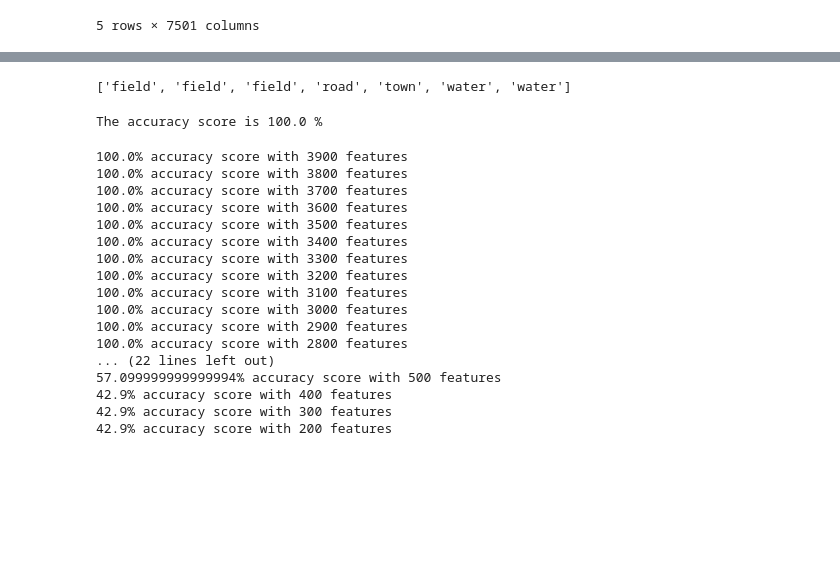
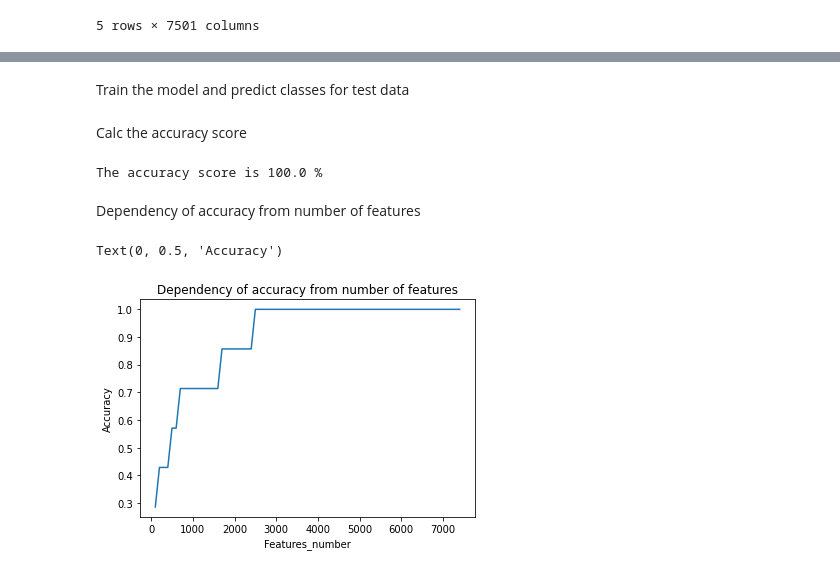
Before and after one commit to JavaStudentAlex/Pattern_Recognition_Theory, a Jupyter notebook: labs/lab1/lab1.ipynb, the cells around one changed output, grey strips where cells are left out. Cells and saved outputs as stored; diff of their text form; code cells hidden in the pictures; blank space fills up the shorter version.

```diff
--- a/labs/lab1/lab1.ipynb
+++ b/labs/lab1/lab1.ipynb
@@ -35,38 +49,62 @@ test_df.head()
+# %%
+class Classifier:
+    __classes_centers = None
+    __features = None
+
+    def fit(self, df: pd.DataFrame, train_features: list, target: str):
+        self.__features = train_features
+        self.__classes_centers = df.groupby(by=target).mean()[train_features]
+
+    def predict(self, df: pd.DataFrame):
+        predicted_classes = []
+        for current_measure_index in df.index:
+            current_measure = df.loc[current_measure_index, self.__features].values
+            current_predicted_class = self.__get_nearest_class(current_measure)
+            predicted_classes.append(current_predicted_class)
+        return predicted_classes
+
+    def __get_nearest_class(self, measure):
+        best_class_index = self.__get_best_class_index(measure)
+        return self.__classes_centers.index[best_class_index]
+
+    def __get_best_class_index(self, measure):
+        tilled_measure = np.tile(measure, (len(self.__classes_centers.index), 1))
+        difference = self.__classes_centers.values - tilled_measure
+        squares = np.square(difference)
+        sums = np.sum(squares, axis=1)
+        return np.argmin(sums)
+# %% [markdown]
+Train the model and predict classes for test data
 # %%
 model = Classifier()
 model.fit(train_df, features, "class")
 predicted_classes = model.predict(test_df)
-predicted_classes
-# %% [output]
-['field', 'field', 'field', 'road', 'town', 'water', 'water']
+# %% [markdown]
+Calc the accuracy score
 # %%
 real_classes = test_df["class"].values
 acc = accuracy_score(test_df["class"], predicted_classes)
 print(f"The accuracy score is {acc * 100} %")
 # %% [output]
 The accuracy score is 100.0 %
+# %% [markdown]
+Dependency of accuracy from number of features
 # %%
-for i in range(3900, 100, -100):
+features_numbers = []
+accuracy_values = []
+for i in range(100, 7500, 100):
     local_features_to_use = features[:i]
-    model.fit(train_df, local_features_to_use, "class")
-    local_predicted_classes = model.predict(test_df)
+    local_model = Classifier()
+    local_model.fit(train_df, local_features_to_use, "class")
+    local_predicted_classes = local_model.predict(test_df)
     local_acc = round(accuracy_score(real_classes, local_predicted_classes), 3)
-    print(f"{local_acc * 100}% accuracy score with {len(local_features_to_use)} features")
+    features_numbers.append(i)
+    accuracy_values.append(local_acc)
+
+plt.plot(features_numbers, accuracy_values)
+plt.title("Dependency of accuracy from number of features")
+plt.xlabel("Features_number")
+plt.ylabel("Accuracy")
 # %% [output]
-100.0% accuracy score with 3900 features
-100.0% accuracy score with 3800 features
-100.0% accuracy score with 3700 features
-100.0% accuracy score with 3600 features
-100.0% accuracy score with 3500 features
-100.0% accuracy score with 3400 features
-100.0% accuracy score with 3300 features
-100.0% accuracy score with 3200 features
-100.0% accuracy score with 3100 features
-100.0% accuracy score with 3000 features
-100.0% accuracy score with 2900 features
-100.0% accuracy score with 2800 features
-... (22 lines left out)
-57.099999999999994% accuracy score with 500 features
-42.9% accuracy score with 400 features
-42.9% accuracy score with 300 features
-42.9% accuracy score with 200 features
+Text(0, 0.5, 'Accuracy')
+[figure, added]
```
Also changed, not shown: parts of 14 cells of this notebook.
